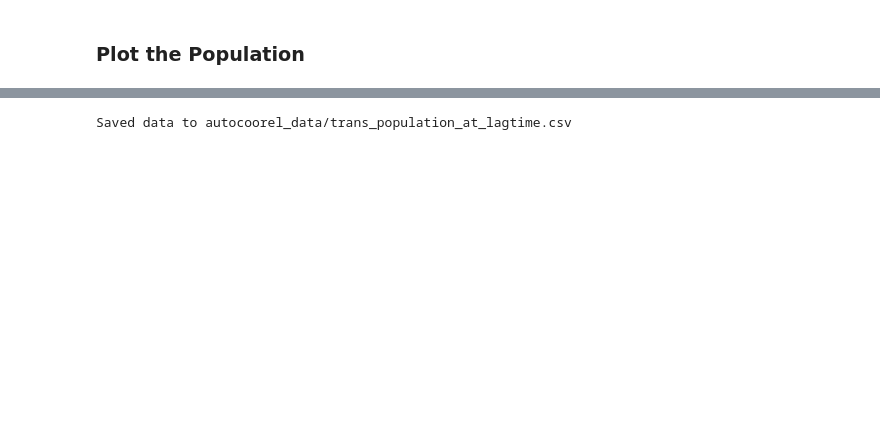
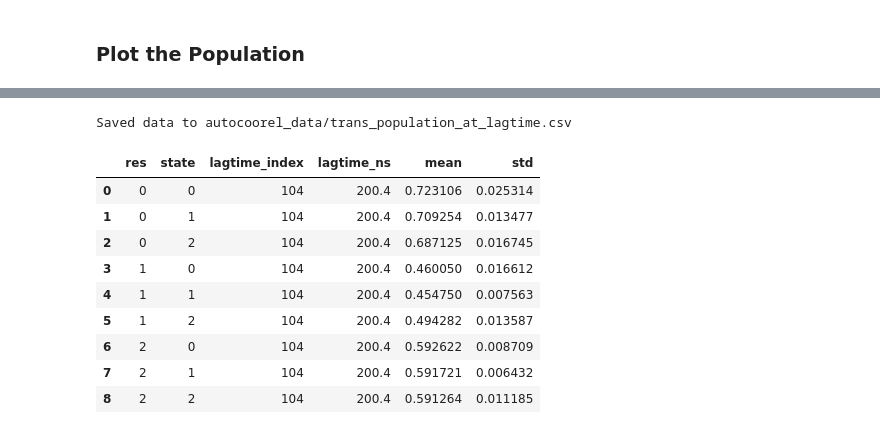
Before and after one commit to starwingc/peptoid_ESM, a Jupyter notebook: REDs/analysis/transition_matrix_res.ipynb, the cells around one changed output, grey strips where cells are left out. Saved outputs shown, nothing was run; the diff lists cells and outputs as text; code cells hidden in the pictures; blank space fills up the shorter version.

```diff
--- a/REDs/analysis/transition_matrix_res.ipynb
+++ b/REDs/analysis/transition_matrix_res.ipynb
@@ -646,39 +646,50 @@ Traj 2, State 2: 196.40 ns : 0.592
 ## Save the data into a csv
 
 point_to_plot = 4
-lagtime_plot = 1  # index of lagtime to extract at 101 ns
+lagtime_plot = 104  # index of lagtime to extract at 101 ns
 selected_ns = lagtimes_ns[lagtime_plot]  # for saving
 state_num = 3
 
 # Collect into a list of dicts for easy DataFrame creation
 data_rows = []
 
 for res_index in range(3):  # 3 trajectories
     for state_index in range(state_num):  # 6 states
         res = cis_trans_pi_means[state_index, res_index]  # shape (604, 2)
         std = cis_trans_pi_stds[state_index, res_index]
 
         mean_val = res[lagtime_plot, 1]  # Trans
         std_val = std[lagtime_plot, 1]
 
         data_rows.append({
             'res': res_index,
             'state': state_index,
             'lagtime_index': lagtime_plot,
             'lagtime_ns': selected_ns,
             'mean': mean_val,
             'std': std_val
         })
 
 # Create a DataFrame
 df = pd.DataFrame(data_rows)
 
 # Save to CSV (or change to .tsv)
 df.to_csv("autocoorel_data/trans_population_at_lagtime.csv", index=False)
 
 print("Saved data to autocoorel_data/trans_population_at_lagtime.csv")
+df
 # %% [output]
 Saved data to autocoorel_data/trans_population_at_lagtime.csv
+|  | res | state | lagtime_index | lagtime_ns | mean | std |
+| 0 | 0 | 0 | 104 | 200.4 | 0.723106 | 0.025314 |
+| 1 | 0 | 1 | 104 | 200.4 | 0.709254 | 0.013477 |
+| 2 | 0 | 2 | 104 | 200.4 | 0.687125 | 0.016745 |
+| 3 | 1 | 0 | 104 | 200.4 | 0.460050 | 0.016612 |
+| 4 | 1 | 1 | 104 | 200.4 | 0.454750 | 0.007563 |
+| 5 | 1 | 2 | 104 | 200.4 | 0.494282 | 0.013587 |
+| 6 | 2 | 0 | 104 | 200.4 | 0.592622 | 0.008709 |
+| 7 | 2 | 1 | 104 | 200.4 | 0.591721 | 0.006432 |
+| 8 | 2 | 2 | 104 | 200.4 | 0.591264 | 0.011185 |
 # %%
 dt_in_ns = 0.004
 
```
Also changed, not shown: parts of 8 cells of this notebook, 5 other files.
